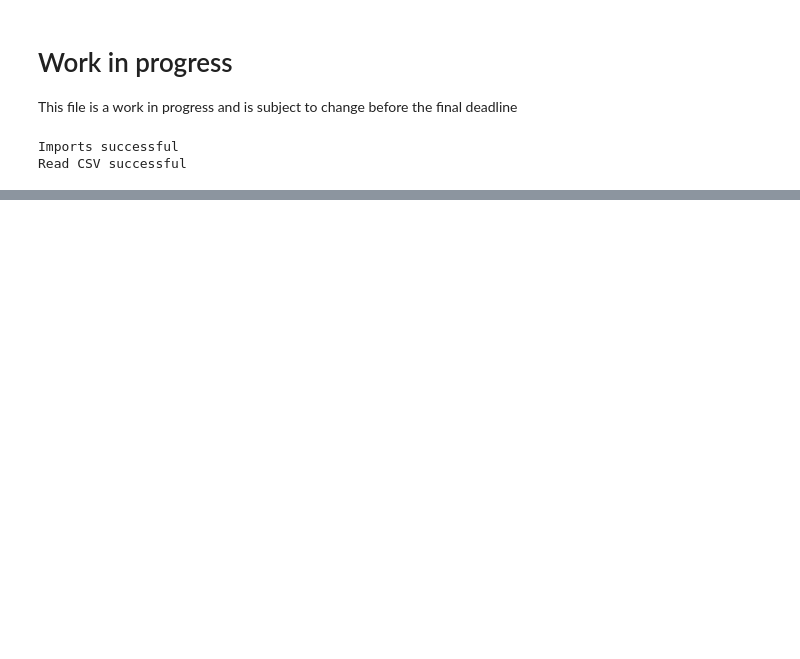
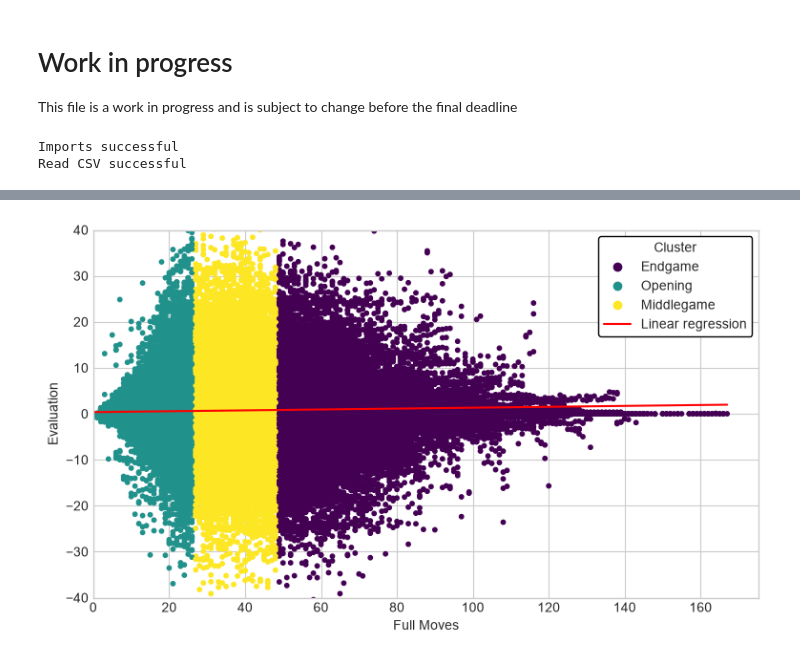
Before and after one commit to GreatBrandon/DataSciencePortfolio, a Jupyter notebook: KMeansClustering.ipynb, the cells around one changed output, grey strips where cells are left out. Cells and saved outputs as stored; diff of their text form; code cells hidden in the pictures; blank space fills up the shorter version.

```diff
--- a/KMeansClustering.ipynb
+++ b/KMeansClustering.ipynb
@@ -54,0 +63,34 @@ Converged at iteration 11: center shift 0.0018685470113938877 within tolerance 0
+# %%
+from sklearn.linear_model import LinearRegression
+
+model = LinearRegression(fit_intercept=True)
+
+x = data[:, 0]
+y = data[:, 1]
+model.fit(x[:, np.newaxis], y)
+xfit = np.linspace(0, x.max())
+yfit = model.predict(xfit[:, np.newaxis])
+
+plt.figure(figsize=[9, 5])
+scatter = plt.scatter(cappedData[:, 0], cappedData[:, 1], s=10, c=capped_y_kmeans, cmap="viridis")
+cluster_handles, _ = scatter.legend_elements()
+
+line, = plt.plot(xfit, yfit, color="red", label="Linear regression")
+
+plt.legend(handles=cluster_handles + [line],
+           labels=["Endgame", "Opening", "Middlegame", "Linear regression"],
+           title="Cluster",
+           loc="upper right",
+           frameon=True,
+           framealpha=1,
+           facecolor="white",
+           edgecolor="black"
+           )
+
+plt.xlabel('Full Moves')
+plt.ylabel('Evaluation')
+plt.xlim(0)
+plt.ylim(-40, 40)
+plt.show()
+# %% [output]
+[figure, added]
```
Also changed, not shown: parts of 4 cells of this notebook.
